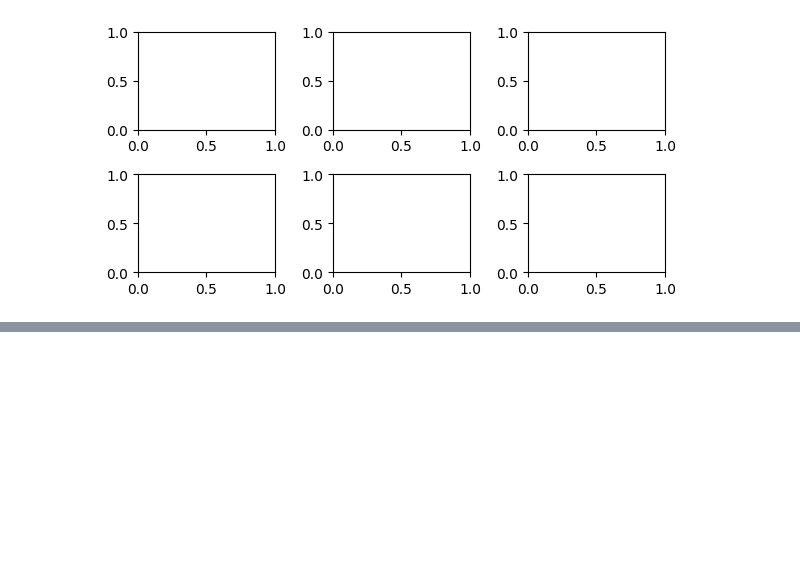
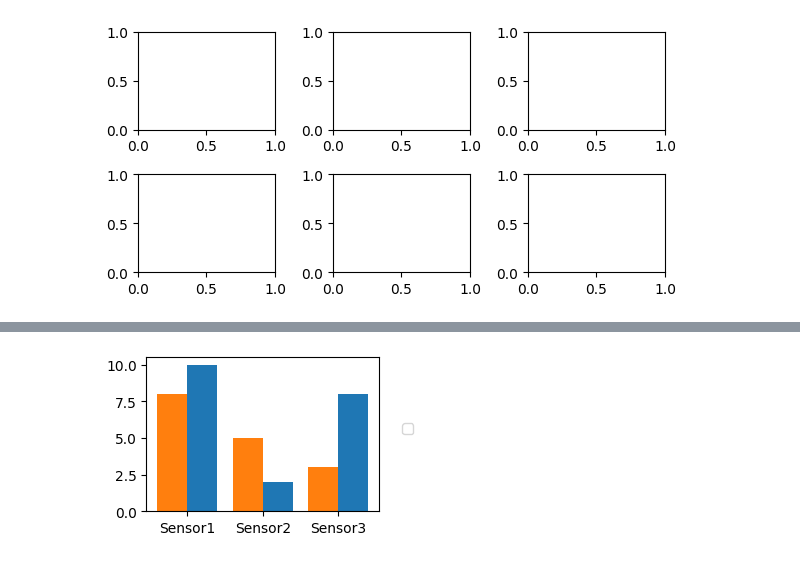
Before and after one commit to omvori/appuntini_its, a Jupyter notebook: Python/datavisualization/datavisualization_matplotlib.ipynb, the cells around one changed output, grey strips where cells are left out. Saved outputs shown, nothing was run; the diff lists cells and outputs as text; code cells hidden in the pictures; blank space fills up the shorter version.

```diff
--- a/Python/datavisualization/datavisualization_matplotlib.ipynb
+++ b/Python/datavisualization/datavisualization_matplotlib.ipynb
@@ -17,0 +63,20 @@ plt.show()
+# %%
+h_min = [10,2,8]
+h_max = [8,5,3]
+
+x = np.arange(3)
+labels =['Sensor1','Sensor2','Sensor3']
+
+width = 0.4
+
+fig,ax = plt.subplots(figsize = (3,2))
+ax.bar(x+width/2,h_min,width=width)
+ax.bar(x-width/2,h_max,width=width)
+ax.set_xticks(x)
+ax.set_xticklabels(labels)
+ax.legend(loc = (1.1,0.5))
+plt.show()
+
+fig.savefig('./bar.png')
+# %% [output]
+[figure, added]
```
Also changed, not shown: parts of 4 cells of this notebook.
